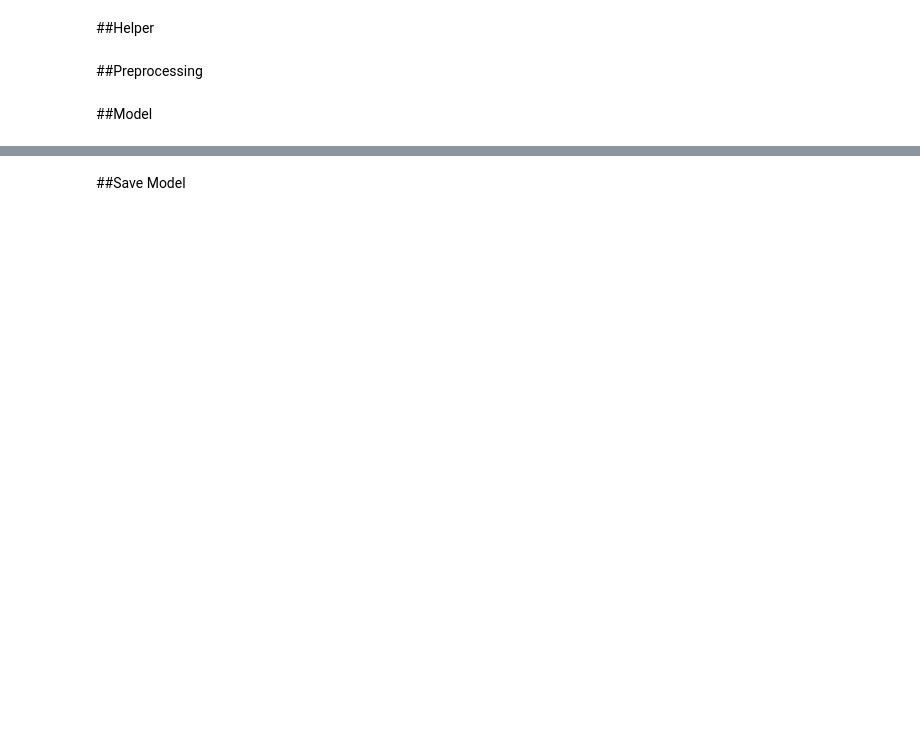
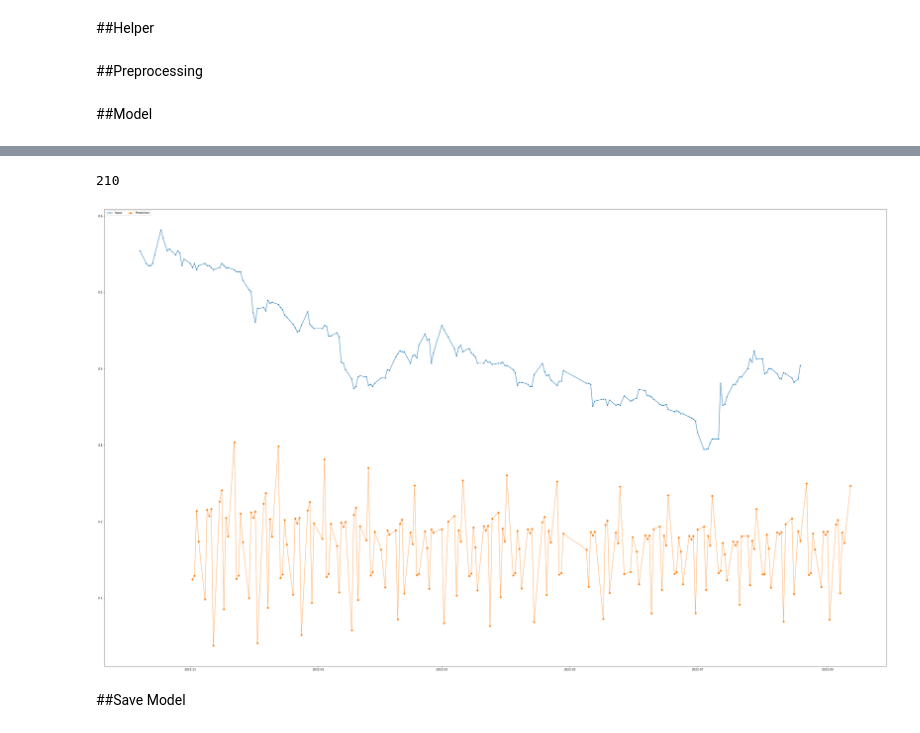
Before and after one commit to gigihsantoso/prediksi-saham, a Jupyter notebook: Deep_Learning_Saham_BRIS.ipynb, the cells around one changed output, grey strips where cells are left out. Cells and saved outputs as stored; diff of their text form; code cells hidden in the pictures; blank space fills up the shorter version.

```diff
--- a/Deep_Learning_Saham_BRIS.ipynb
+++ b/Deep_Learning_Saham_BRIS.ipynb
@@ -150,3 +173,26 @@ Epoch 5000/5000
+# %%
+data_m_s = test_m['Scaler']
+windows_s = 15
+shift_s = 15
+predict = df_to_predict(model, data_m_s, windows_s, shift_s)
+date_predict = pd.DataFrame(pd.bdate_range(start=date.today()+timedelta(days=1), periods=16), columns=['Date'])
+res_simulation = pd.concat([test_m_x[['Date']].iloc[input_width + 1:], date_predict], ignore_index=True)
+for label, row in res_simulation.iterrows():
+    res_simulation.loc[label, ['Scaler']] = 0
+res_simulation['Scaler'] = predict
+res_simulation = res_simulation.set_index("Date")
+# %%
+len(predict)
+# %% [output]
+210
+# %%
+fig, ax = plt.subplots(figsize=(50,30))
+ax.plot(test_m['Scaler'], marker=".", linewidth=1.5)
+ax.plot(res_simulation, marker="o", linewidth=1)
+ax.legend(["Input", 'Prediction', 'Prediction 2'], loc='upper left', ncol=3, )
+plt.show()
+# %% [output]
+[figure, added]
 # %% [markdown]
 ##Save Model
 # %%
```
Also changed, not shown: parts of 17 cells of this notebook.
